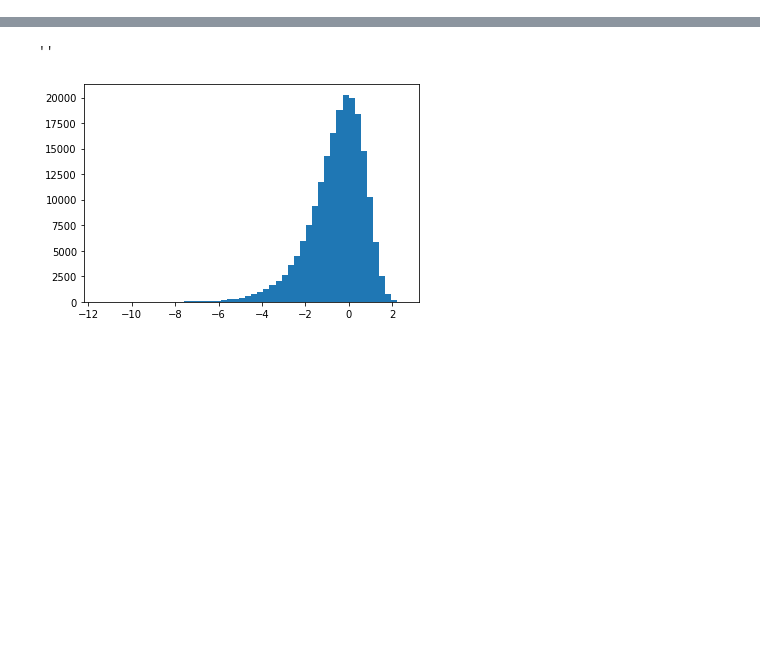
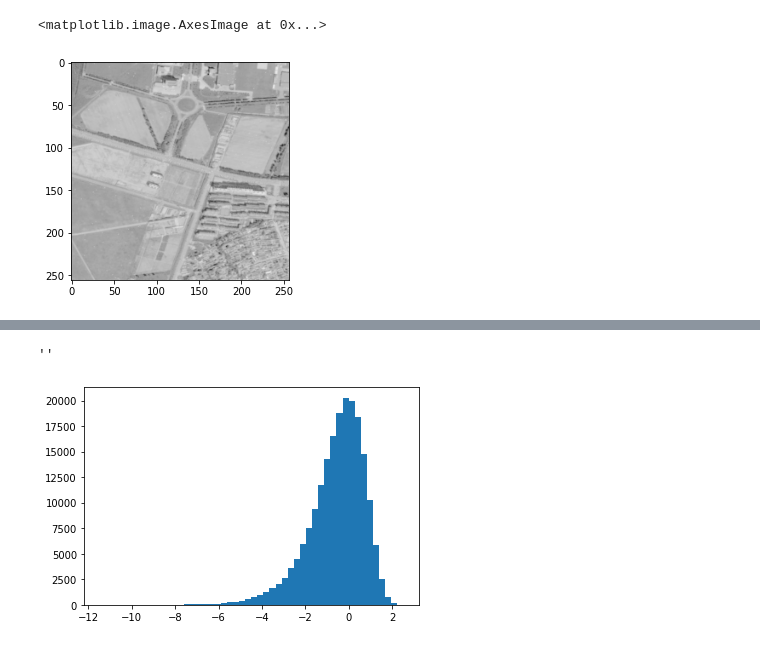
Before and after one commit to PierreGarciaRafael/SAR_DDPM, a Jupyter notebook: tests.ipynb, the cells around one changed output, grey strips where cells are left out. Cells and saved outputs as stored; diff of their text form; code cells hidden in the pictures; blank space fills up the shorter version.

```diff
--- a/tests.ipynb
+++ b/tests.ipynb
@@ -69,0 +33,5 @@ plt.hist(np.array(np.log(speck[:,:,0]+1e-5).ravel()), bins = 50)
+# %%
+plt.imshow(toSave(model_kwargs["HR"]))
+# %% [output]
+<matplotlib.image.AxesImage at 0x...>
+[figure, added]
```
Also changed, not shown: parts of 45 cells of this notebook, 4 other files.
